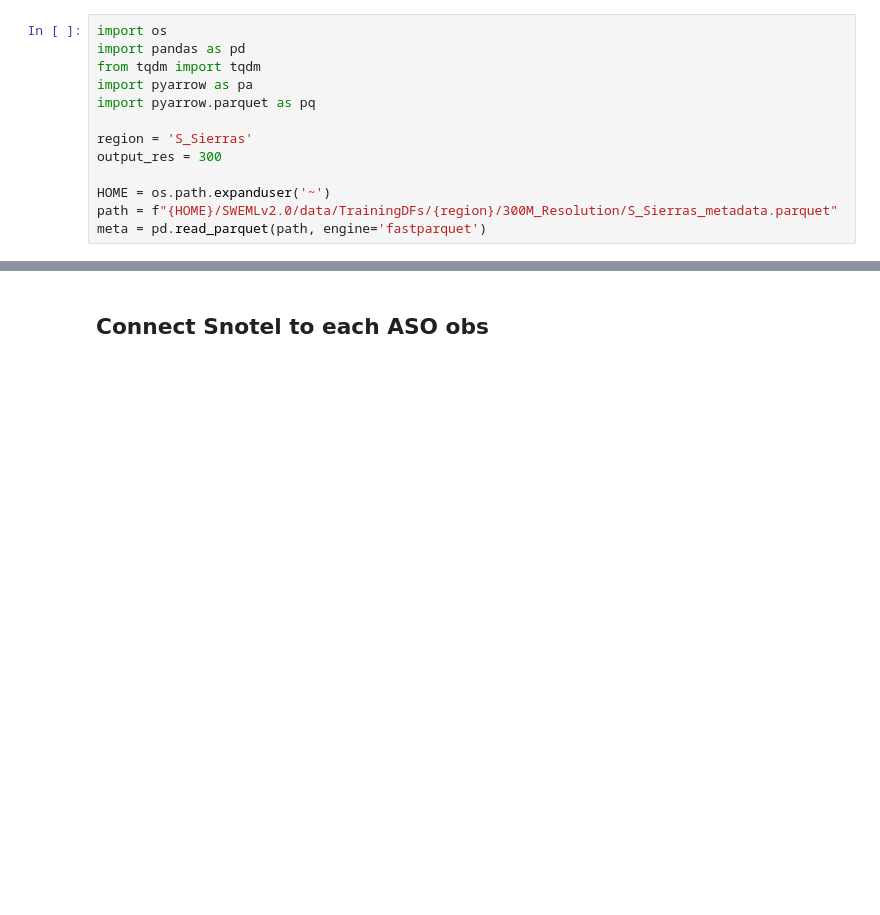
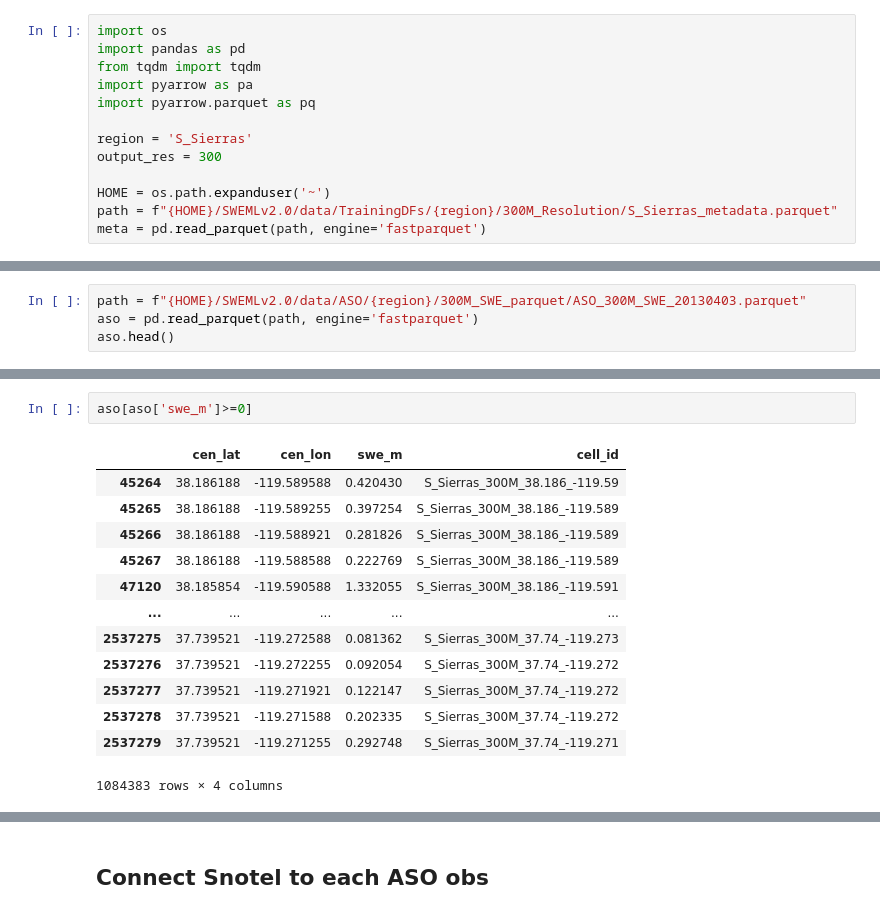
Before and after one commit to whitelightning450/SWEMLv2.0, a Jupyter notebook: Dataprocessing/DataProcessing_PipelineModularized.ipynb, the cells around one changed output, grey strips where cells are left out. Drawn from its saved outputs; the diff is of its cells as text; blank space fills up the shorter version.

```diff
--- a/Dataprocessing/DataProcessing_PipelineModularized.ipynb
+++ b/Dataprocessing/DataProcessing_PipelineModularized.ipynb
@@ -103,0 +155,4 @@ array([1945, 1948, 1949, 1950, 1951, 1960, 1965, 1961, 1963, 1972, 1975,
+# %%
+path = f"{HOME}/SWEMLv2.0/data/ASO/{region}/300M_SWE_parquet/ASO_300M_SWE_20130403.parquet"
+aso = pd.read_parquet(path, engine='fastparquet')
+aso.head()
@@ -103,0 +166,16 @@ array([1945, 1948, 1949, 1950, 1951, 1960, 1965, 1961, 1963, 1972, 1975,
+# %%
+aso[aso['swe_m']>=0]
+# %% [output]
+|  | cen_lat | cen_lon | swe_m | cell_id |
+| 45264 | 38.186188 | -119.589588 | 0.420430 | S_Sierras_300M_38.186_-119.59 |
+| 45265 | 38.186188 | -119.589255 | 0.397254 | S_Sierras_300M_38.186_-119.589 |
+| 45266 | 38.186188 | -119.588921 | 0.281826 | S_Sierras_300M_38.186_-119.589 |
+| 45267 | 38.186188 | -119.588588 | 0.222769 | S_Sierras_300M_38.186_-119.589 |
+| 47120 | 38.185854 | -119.590588 | 1.332055 | S_Sierras_300M_38.186_-119.591 |
+| ... | ... | ... | ... | ... |
+| 2537275 | 37.739521 | -119.272588 | 0.081362 | S_Sierras_300M_37.74_-119.273 |
+| 2537276 | 37.739521 | -119.272255 | 0.092054 | S_Sierras_300M_37.74_-119.272 |
+| 2537277 | 37.739521 | -119.271921 | 0.122147 | S_Sierras_300M_37.74_-119.272 |
+| 2537278 | 37.739521 | -119.271588 | 0.202335 | S_Sierras_300M_37.74_-119.272 |
+| 2537279 | 37.739521 | -119.271255 | 0.292748 | S_Sierras_300M_37.74_-119.271 |
+1084383 rows × 4 columns
```
Also changed, not shown: parts of 11 cells of this notebook, 2 other files.
